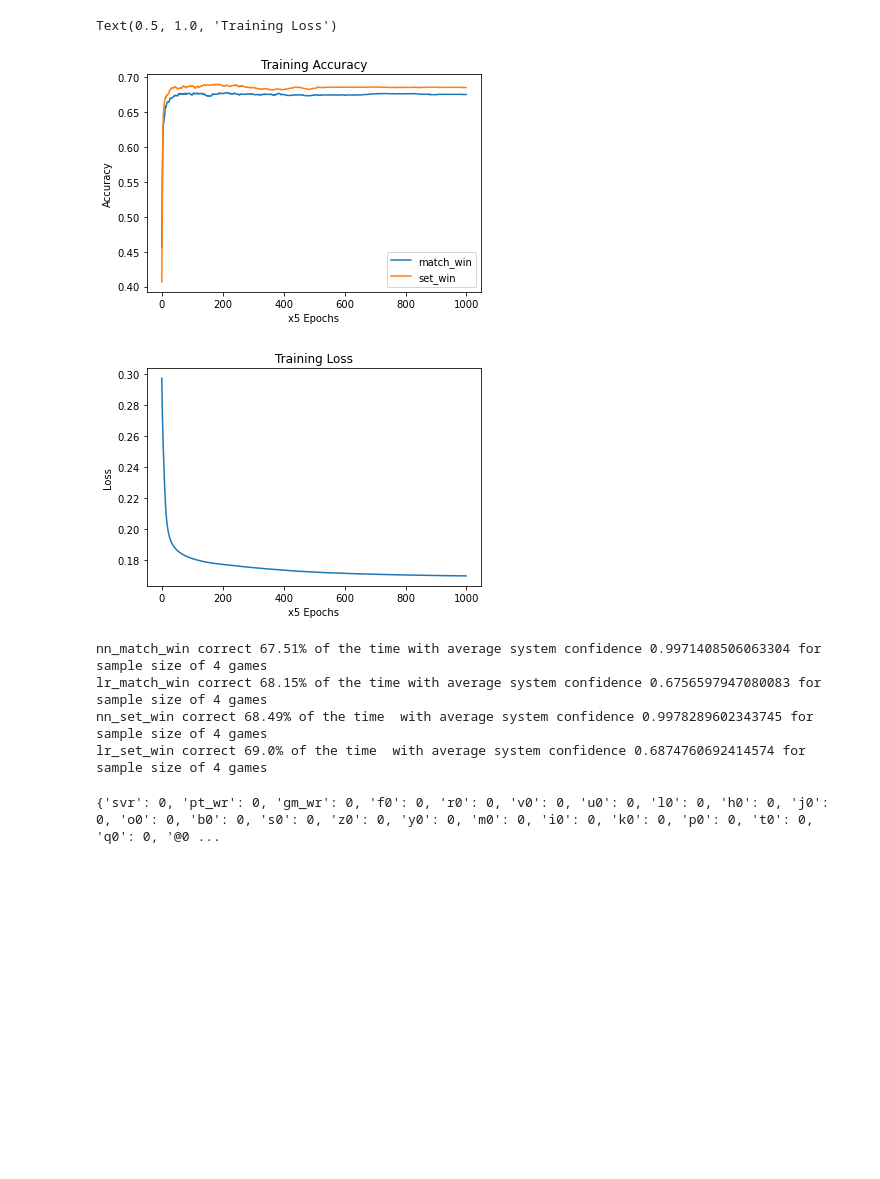
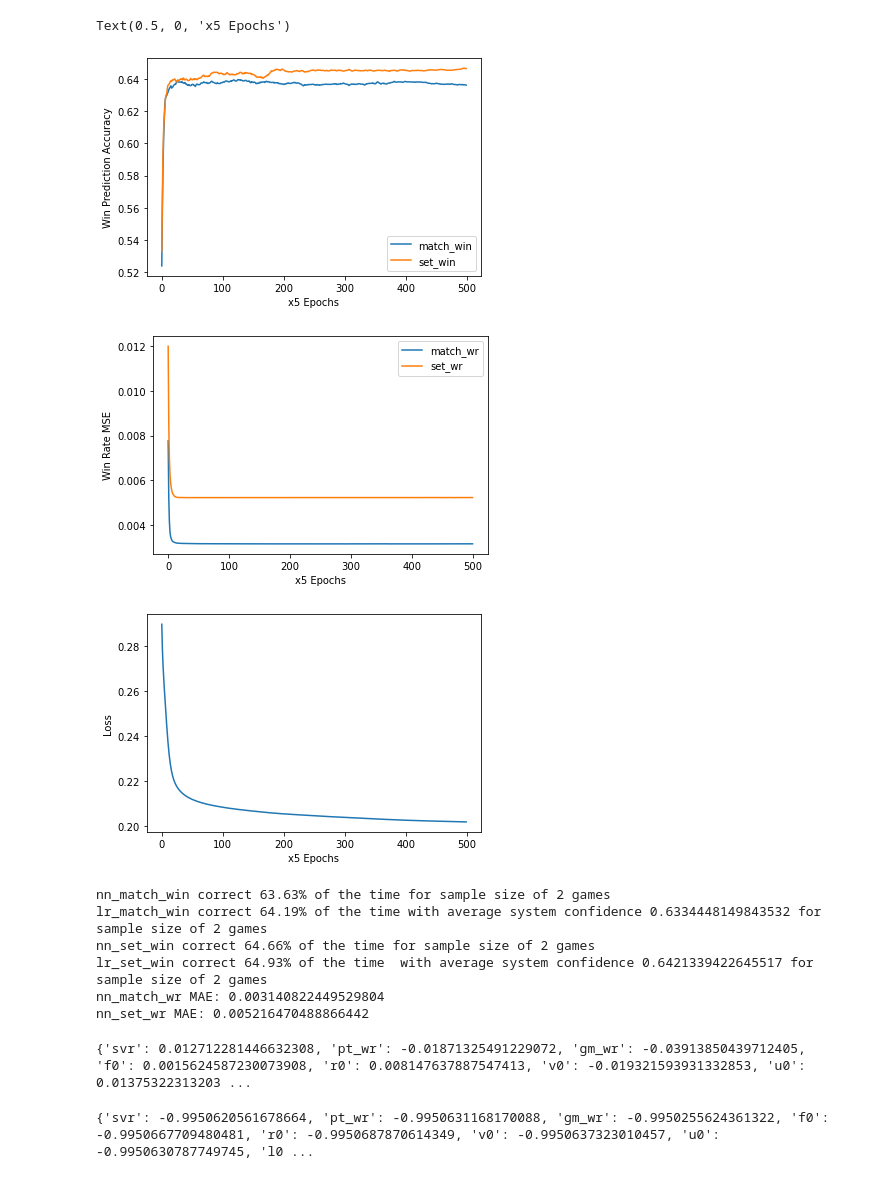
Before and after one commit to s4b3n/Tennis-ML, a Jupyter notebook: ANN.ipynb, the cells around one changed output. Saved outputs shown, nothing was run; the diff lists cells and outputs as text; code cells hidden in the pictures; blank space fills up the shorter version.

```diff
--- a/ANN.ipynb
+++ b/ANN.ipynb
@@ -16,7 +16,7 @@ from ANN import *
 ### GLOBAL PARAMETERS ###
 
 t = time.time()         # to display runtime later
-sample_size = 4
+sample_size = 2
 filename = 'ML_input_' + str(sample_size) + 'gm.csv'
 # %%
 ### DATA IMPORT ###
@@ -44,7 +44,7 @@ n_hidden = 60
 
 # Training
 learning_rate = 0.001
-epochs = 5000
+epochs = 2500
 
 # Optimiser
 optimiser = torch.optim.Adamax
@@ -134,22 +143,31 @@ torch.save(model, 'model_'+str(sample_size)+'gm.torch')
 # %%
-### PLOT AND DISPLAY THE MODEL TRAINING LOSS AND ACCURACY ###
+### RUN AND DISPLAY THE MODEL TRAINING LOSS AND ACCURACY ###
+
+model, accs, losses = train(optimiser, loss_fn, attr_train, attr_test, labl_train, labl_test, rec_interval, n_in, n_hidden, n_out)
+torch.save(model, 'model_'+str(sample_size)+'gm.torch')
 
 # Display
 print(f'Final Loss: {losses[-1]}')
 print(f'Runtime: {time.time() - t}s')
 
 # Accuracy
-plt.plot(match_win_acc)
-plt.plot(set_win_acc)
-plt.ylabel('Accuracy')
+plt.plot(accs[1])
+plt.plot(accs[3])
+plt.ylabel('Win Prediction Accuracy')
 plt.xlabel(f'x{rec_interval} Epochs')
-plt.title('Training Accuracy')
 plt.legend(['match_win', 'set_win'])
+
+# Accuracy
+plt.figure()
+plt.plot(accs[0])
+plt.plot(accs[2])
+plt.ylabel('Win Rate MSE')
+plt.xlabel(f'x{rec_interval} Epochs')
+plt.legend(['match_wr', 'set_wr'])
 
 # Loss
 plt.figure()
 plt.plot(losses)
 plt.ylabel('Loss')
 plt.xlabel(f'x{rec_interval} Epochs')
-plt.title('Training Loss')
 # %% [output]
@@ -158,6 +176,7 @@ Runtime: 43.26436901092529s
-Text(0.5, 1.0, 'Training Loss')
+Text(0.5, 0, 'x5 Epochs')
-[figure, old version]
+[figure, new version]
-[figure, old version]
+[figure, new version]
+[figure, added]
 # %%
 ### MEASURE ACCURACY ###
 
@@ -169,25 +188,35 @@ lr_set_win_acc, lr_set_avg_conf = binary_acc(lr_accs, labl_test, 3)
 with torch.no_grad():
     Y_hat = model.forward(attr_test)
 
-# of the ANN
-nn_match_win_acc, nn_match_avg_conf = binary_acc(Y_hat, labl_test, 1)
-nn_set_win_acc, nn_set_avg_conf = binary_acc(Y_hat, labl_test, 3)
-
-print(f'nn_match_win correct {round(nn_match_win_acc*100,2)}% of the time with average system confidence {nn_match_avg_conf} for sample size of {sample_size} games')
+print(f'nn_match_win correct {round(accs[1][-1]*100,2)}% of the time for sample size of {sample_size} games')
 print(f'lr_match_win correct {round(lr_match_win_acc*100,2)}% of the time with average system confidence {lr_match_avg_conf} for sample size of {sample_size} games')
-print(f'nn_set_win correct {round(nn_set_win_acc*100,2)}% of the time  with average system confidence {nn_set_avg_conf} for sample size of {sample_size} games')
+print(f'nn_set_win correct {round(accs[3][-1]*100,2)}% of the time for sample size of {sample_size} games')
 print(f'lr_set_win correct {round(lr_set_win_acc*100,2)}% of the time  with average system confidence {lr_set_avg_conf} for sample size of {sample_size} games')
+print(f'nn_match_wr MAE: {accs[0][-1]}')
+print(f'nn_set_wr MAE: {accs[2][-1]}')
 # %% [output]
-nn_match_win correct 67.51% of the time with average system confidence 0.9971408506063304 for sample size of 4 games
-lr_match_win correct 68.15% of the time with average system confidence 0.6756597947080083 for sample size of 4 games
-nn_set_win correct 68.49% of the time  with average system confidence 0.9978289602343745 for sample size of 4 games
-lr_set_win correct 69.0% of the time  with average system confidence 0.6874760692414574 for sample size of 4 games
+nn_match_win correct 63.63% of the time for sample size of 2 games
+lr_match_win correct 64.19% of the time with average system confidence 0.6334448149843532 for sample size of 2 games
+nn_set_win correct 64.66% of the time for sample size of 2 games
+lr_set_win correct 64.93% of the time  with average system confidence 0.6421339422645517 for sample size of 2 games
+nn_match_wr MAE: 0.003140822449529804
+nn_set_wr MAE: 0.005216470488866442
+# %%
+### GET THE AVERAGE OF EVERY FEATURE'S WEIGHTS BETWEEN INPUT AND HIDDEN LAYERS ###
+
+avg_weights = {k:0 for k in attr_keys}
+for i in range(n_in):
+    avg_weights[attr_keys[i]] = np.mean(model.linear_in.weight.T[i].tolist())
+
+print(avg_weights)
+# %% [output]
+{'svr': 0.012712281446632308, 'pt_wr': -0.01871325491229072, 'gm_wr': -0.03913850439712405, 'f0': 0.0015624587230073908, 'r0': 0.008147637887547413, 'v0': -0.019321593931332853, 'u0': 0.01375322313203 ...
 # %%
 ### MEASURE IMPACT OF EACH INPUT PARAMETER ###
+on = True
 
 impacts = {k:0 for k in attr_keys}
-standard = nn_match_win_acc
-on = False
+standard = accs[1][-1]
 
 for k in attr_keys:
 
@@ -209,10 +238,11 @@ for k in attr_keys:
     labl_train = torch.FloatTensor(labl_train).to(device)
     labl_test = torch.FloatTensor(labl_test).to(device)
 
-    model, match_win_acc, set_win_acc, losses = train(optimiser, loss_fn, attr_train, attr_test, labl_train, labl_test, rec_interval, len(tmp), n_hidden, n_out)
+    model, accs, losses = train(optimiser, loss_fn, attr_train, attr_test, labl_train, labl_test, rec_interval, len(tmp), n_hidden, n_out)
 
-    impacts[k] = (match_win_acc[-1] - standard) / standard
+    impacts[k] = (accs[0][-1] - standard) / standard
 
-print(impacts)
+if on:
+    print(impacts)
 # %% [output]
-{'svr': 0, 'pt_wr': 0, 'gm_wr': 0, 'f0': 0, 'r0': 0, 'v0': 0, 'u0': 0, 'l0': 0, 'h0': 0, 'j0': 0, 'o0': 0, 'b0': 0, 's0': 0, 'z0': 0, 'y0': 0, 'm0': 0, 'i0': 0, 'k0': 0, 'p0': 0, 't0': 0, 'q0': 0, '@0 ...
+{'svr': -0.9950620561678664, 'pt_wr': -0.9950631168170088, 'gm_wr': -0.9950255624361322, 'f0': -0.9950667709480481, 'r0': -0.9950687870614349, 'v0': -0.9950637323010457, 'u0': -0.9950630787749745, 'l0 ...
```
Also changed, not shown: parts of 4 cells of this notebook, 4 other files.
